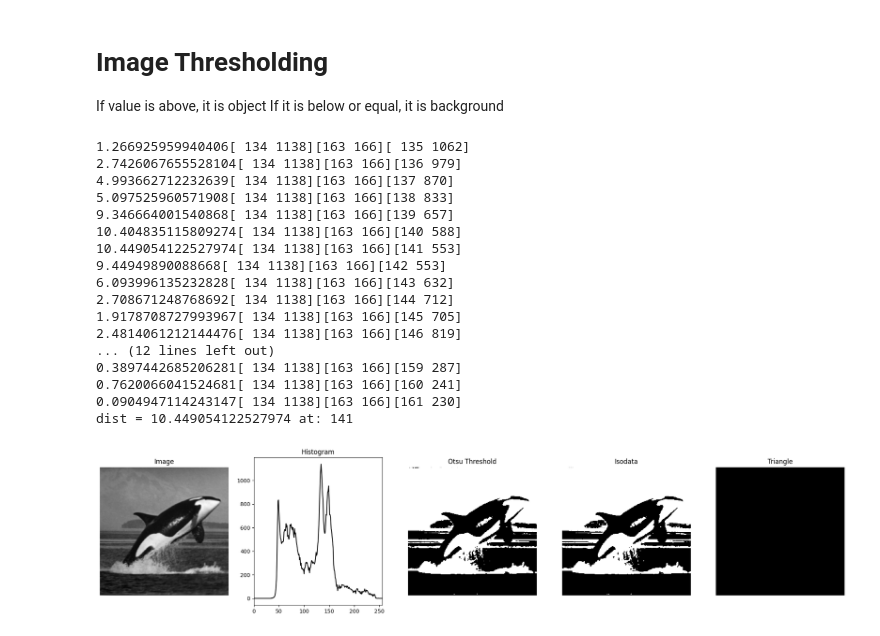
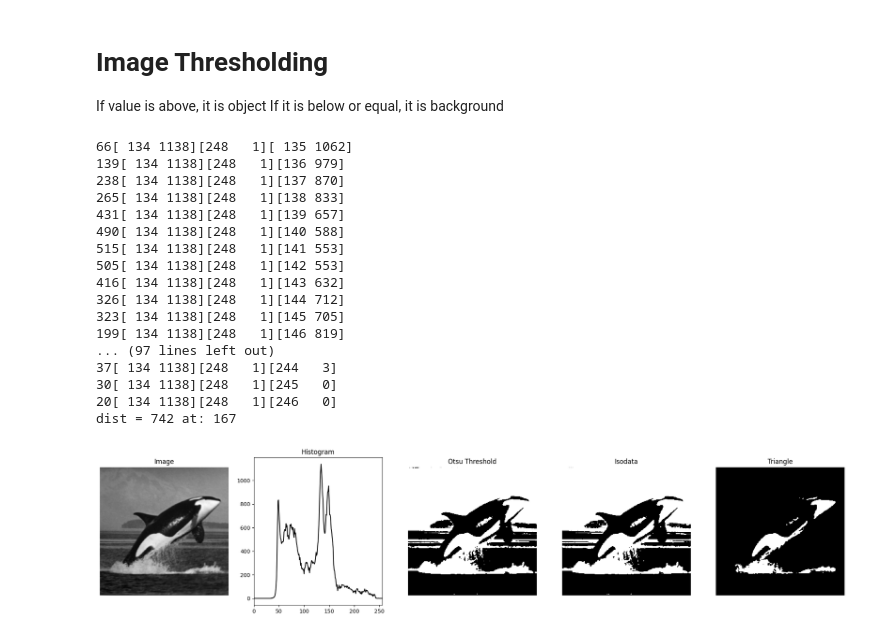
Before and after one commit to Skele-Y/COMP9517, a Jupyter notebook: lab01/Q3.ipynb, the cells around one changed output. Cells and saved outputs as stored; diff of their text form; code cells hidden in the pictures.

```diff
--- a/lab01/Q3.ipynb
+++ b/lab01/Q3.ipynb
@@ -48,19 +48,33 @@ p1 = np.array([histMaxX,histMaxY])
 non_zero_indices = np.where(hist > 0)
 # Find the bin with the highest non-zero value
 greyMaxX = 0
-for idx, val in enumerate(hist):
-    if val > greyMaxX:
-        greyMaxX = idx
-
-greyMaxY = int(hist[greyMaxX][0])
+for idx, val in np.ndenumerate(hist):
+    #print("idx: " + str(idx) + " val: " +  str(int(val)))
+    if int(val) > 0:
+        greyMaxX = idx[0]
+#print(greyMaxX)
+greyMaxY = int(hist[greyMaxX])
 p2 = np.array([greyMaxX,greyMaxY])
 
-# find longest perpendicular distance between line and grey value
+# draw the line and get an array
+# Calculate the slope (m) and y-intercept (b) of the line
+m = (p2[1] - p1[1]) / (p2[0] - p1[0])
+b = p1[1] - m * p1[0]
+
+# Create an array of length 256 and initialize with zeros
+line_array = np.zeros(256, dtype=int)
+
+# Calculate the corresponding y-values and assign them to the array
+x_values = np.arange(256)
+valid_indices = (x_values >= p1[0]) & (x_values <= p2[0])
+line_array[valid_indices] = (m * x_values[valid_indices] + b).astype(int)
+
+# find longest height distance between line and grey value
 dist = 0
 t_tri = 0
 for i in range(histMaxX+1,greyMaxX-1):
     p3 = np.array([i,int(hist[i])])
-    d = np.linalg.norm(np.cross(p2-p1, p1-p3))/np.linalg.norm(p2-p1)
+    d = line_array[i] - p3[1]
     print(str(d) + str(p1) + str(p2) + str(p3))
     if (d > dist):
         t_tri = i
@@ -69,57 +83,57 @@ for i in range(histMaxX+1,greyMaxX-1):
 # print(p1)
 # print(p2)
 print('dist = ' + str(dist) + ' at: ' + str(t_tri))
-ret3,th3 = cv2.threshold(img,int(255*t_tri),255,cv2.THRESH_BINARY)
+ret3,th3 = cv2.threshold(img,int(t_tri),255,cv2.THRESH_BINARY)
 
 #### Create a figure with three subplots###
 fig, (ax1, ax2, ax3, ax4, ax5) = plt.subplots(1, 5, figsize=(25, 5))
 
 # Plot the image in the first subplot
 ax1.set_title('Image')
 ax1.imshow(img, cmap='gray')
 ax1.axis('off')
 
 # Plot the histogram in the second subplot
 ax2.set_title('Histogram')
 ax2.plot(hist, color='black')
 ax2.set_xlim([0, 256])
 
 # Otsu's
 ax3.set_title('Otsu Threshold')
 ax3.imshow(th1, cmap='gray')
 ax3.axis('off')
 
 # Isodata
 ax4.set_title('Isodata')
 ax4.imshow(th2, cmap='gray')
 ax4.axis('off')
 
 # Triangle
 ax5.set_title('Triangle')
 ax5.imshow(th3, cmap='gray')
 ax5.axis('off')
 
 
 plt.show()
 # %% [output]
-1.266925959940406[ 134 1138][163 166][ 135 1062]
-2.7426067655528104[ 134 1138][163 166][136 979]
-4.993662712232639[ 134 1138][163 166][137 870]
-5.097525960571908[ 134 1138][163 166][138 833]
-9.346664001540868[ 134 1138][163 166][139 657]
-10.404835115809274[ 134 1138][163 166][140 588]
-10.449054122527974[ 134 1138][163 166][141 553]
-9.44949890088668[ 134 1138][163 166][142 553]
-6.093996135232828[ 134 1138][163 166][143 632]
-2.708671248768692[ 134 1138][163 166][144 712]
-1.9178708727993967[ 134 1138][163 166][145 705]
-2.4814061212144476[ 134 1138][163 166][146 819]
-... (12 lines left out)
-0.3897442685206281[ 134 1138][163 166][159 287]
-0.7620066041524681[ 134 1138][163 166][160 241]
-0.0904947114243147[ 134 1138][163 166][161 230]
-dist = 10.449054122527974 at: 141
+66[ 134 1138][248   1][ 135 1062]
+139[ 134 1138][248   1][136 979]
+238[ 134 1138][248   1][137 870]
+265[ 134 1138][248   1][138 833]
+431[ 134 1138][248   1][139 657]
+490[ 134 1138][248   1][140 588]
+515[ 134 1138][248   1][141 553]
+505[ 134 1138][248   1][142 553]
+416[ 134 1138][248   1][143 632]
+326[ 134 1138][248   1][144 712]
+323[ 134 1138][248   1][145 705]
+199[ 134 1138][248   1][146 819]
+... (97 lines left out)
+37[ 134 1138][248   1][244   3]
+30[ 134 1138][248   1][245   0]
+20[ 134 1138][248   1][246   0]
+dist = 742 at: 167
-[figure, old version]
+[figure, new version]
 # %%
 # Nuclei
 img = cv2.imread("Nuclei.png", cv2.IMREAD_GRAYSCALE)
```
Also changed, not shown: 2 other files.
